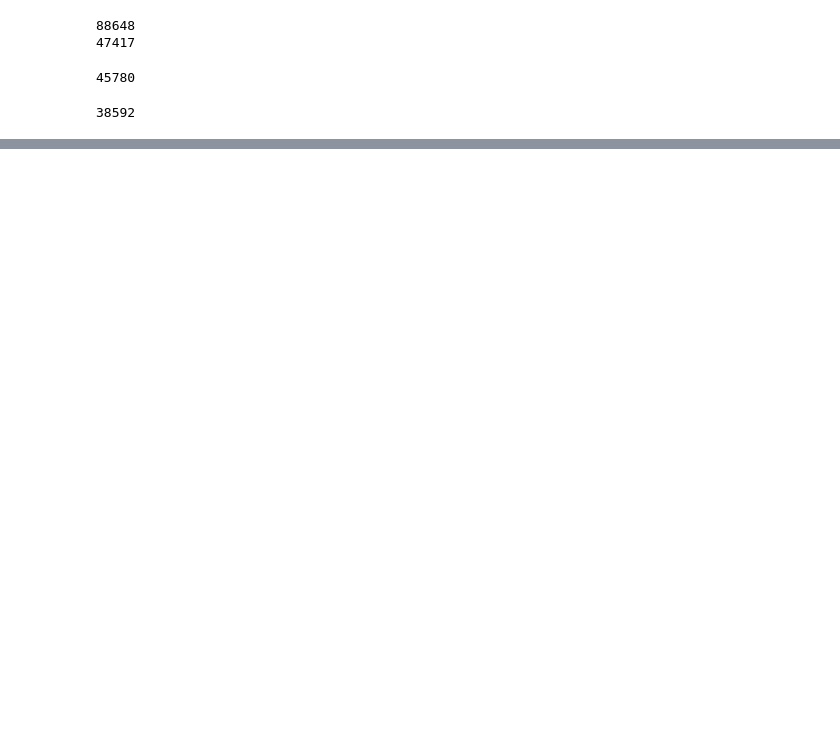
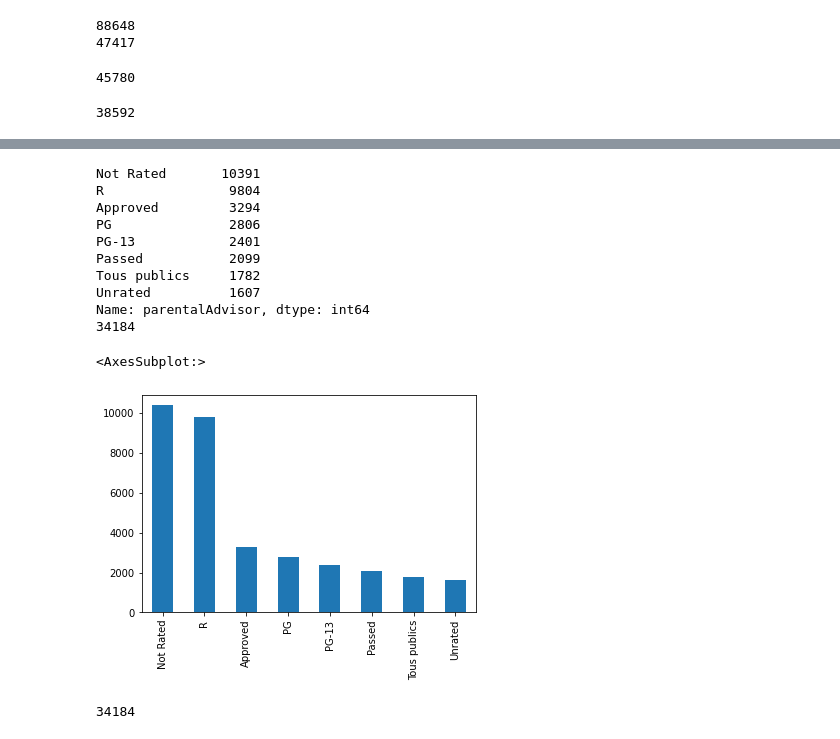
Before and after one commit to g0thier/Projet-Full-Stack, a Jupyter notebook: 05. Imdb Score Model/04. Preparation Datas.ipynb, the cells around one changed output, grey strips where cells are left out. Saved outputs shown, nothing was run; the diff lists cells and outputs as text; code cells hidden in the pictures; blank space fills up the shorter version.

```diff
--- a/05. Imdb Score Model/04. Preparation Datas.ipynb
+++ b/05. Imdb Score Model/04. Preparation Datas.ipynb
@@ -98,0 +101,34 @@ Index(['tconst', 'year', 'genre', 'numVotes', 'parentalAdvisor', 'duree',
+# %%
+dfparentalAdvisor = dfgenre
+countAdvisor = dfparentalAdvisor['parentalAdvisor'].value_counts()
+
+countAdvisor = countAdvisor[countAdvisor[:] > 1000 ] # Drop Less than 5% of biggest genre.
+print(countAdvisor)
+listGenre = countAdvisor.keys().tolist()
+
+dfparentalAdvisor = dfparentalAdvisor[dfparentalAdvisor['parentalAdvisor'].isin(listGenre)]
+
+print(len(dfparentalAdvisor))
+
+countAdvisor.plot(kind='bar')
+# %% [output]
+Not Rated       10391
+R                9804
+Approved         3294
+PG               2806
+PG-13            2401
+Passed           2099
+Tous publics     1782
+Unrated          1607
+Name: parentalAdvisor, dtype: int64
+34184
+<AxesSubplot:>
+[figure, added]
+# %%
+dfimdbRating = dfparentalAdvisor.sort_values(by=['imdbRating'])
+
+print(len(dfimdbRating))
+
+px.histogram(dfimdbRating["imdbRating"])
+# %% [output]
+34184
```
Also changed, not shown: parts of 9 cells of this notebook, 6 other files.
